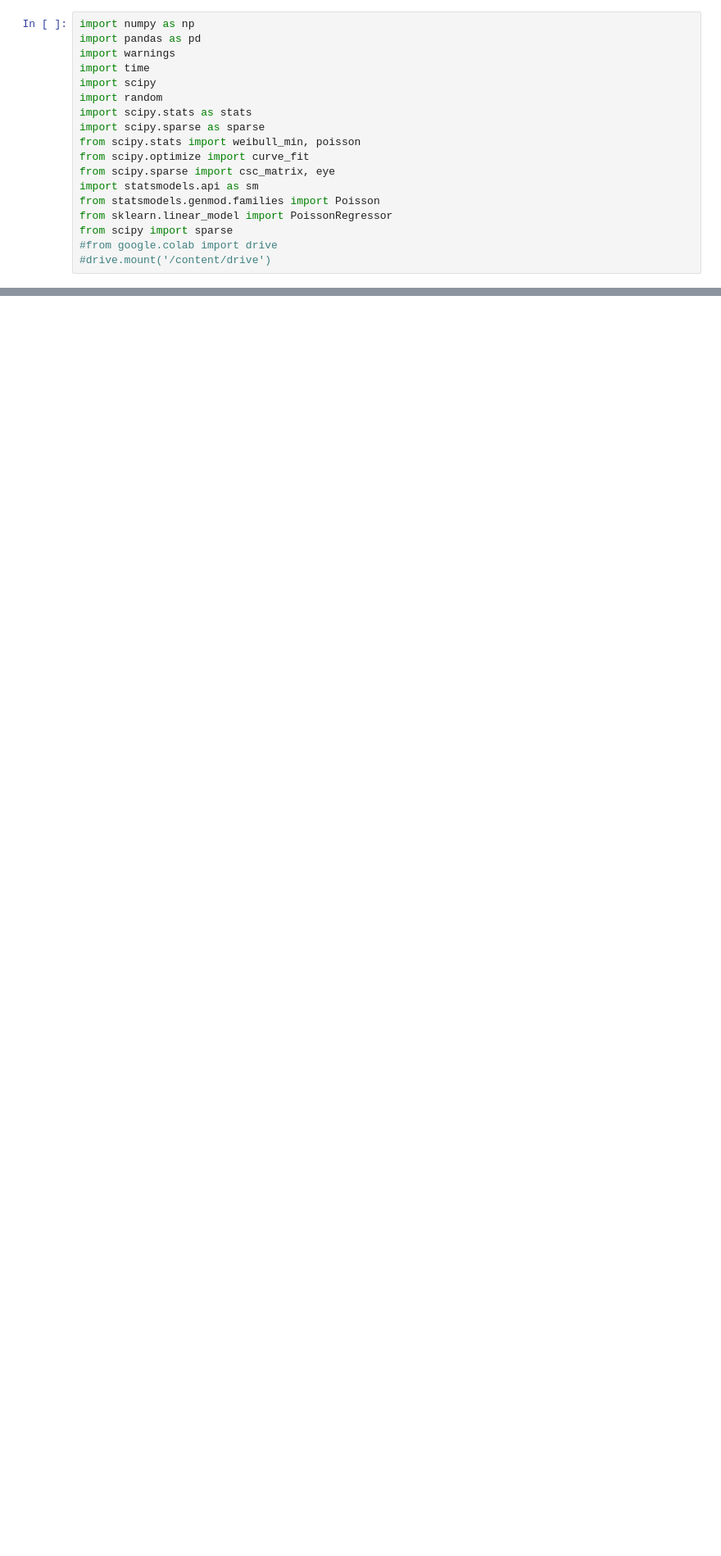
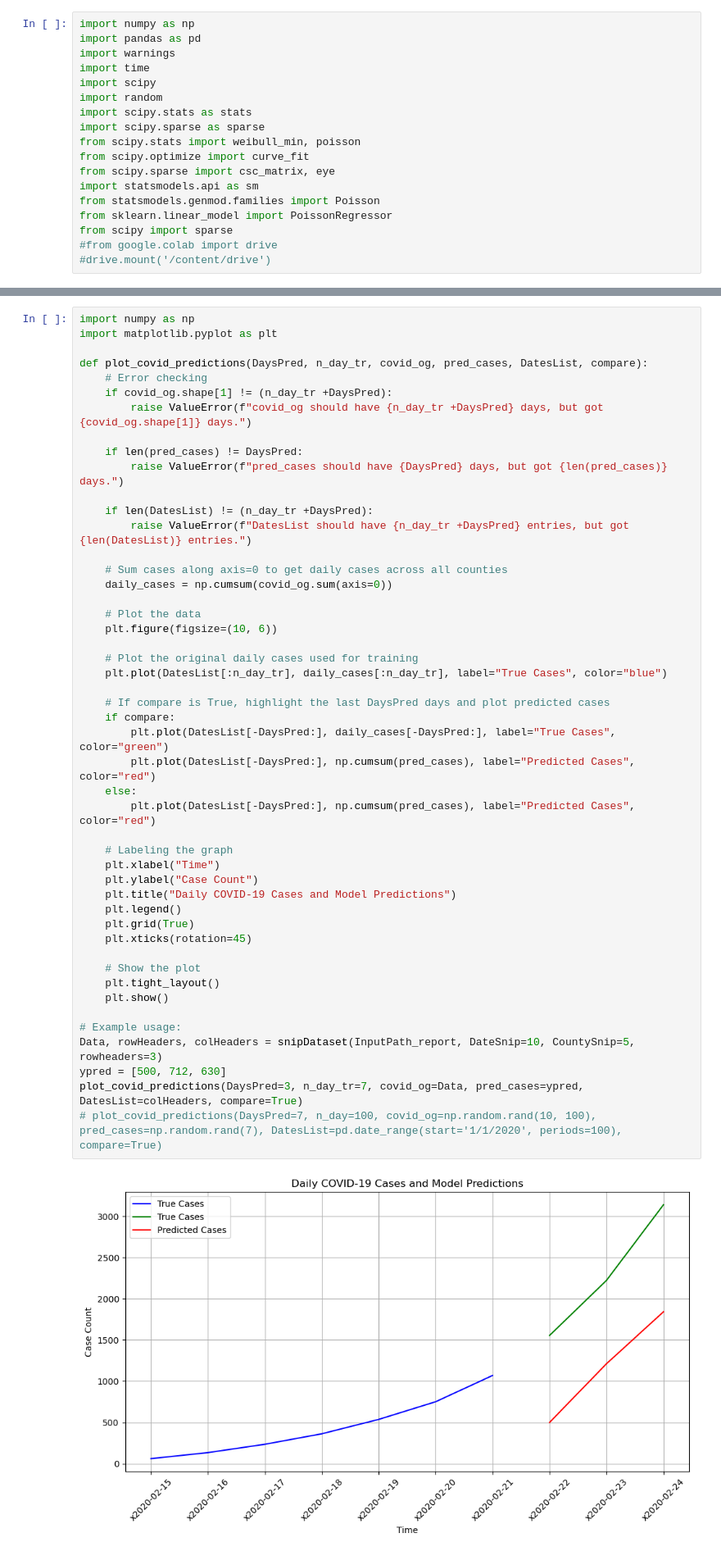
Before and after one commit to diyaNarayanan2/CausalSTPP, a Jupyter notebook: HawkPR.ipynb, the cells around one changed output, grey strips where cells are left out. Shown at 82% size. Cells and saved outputs as stored; diff of their text form; blank space fills up the shorter version.

```diff
--- a/HawkPR.ipynb
+++ b/HawkPR.ipynb
@@ -53,3 +220,53 @@ from scipy import sparse
+# %%
+import numpy as np
+import matplotlib.pyplot as plt
+
+def plot_covid_predictions(DaysPred, n_day_tr, covid_og, pred_cases, DatesList, compare):
+    # Error checking
+    if covid_og.shape[1] != (n_day_tr +DaysPred):
+        raise ValueError(f"covid_og should have {n_day_tr +DaysPred} days, but got {covid_og.shape[1]} days.")
+
+    if len(pred_cases) != DaysPred:
+        raise ValueError(f"pred_cases should have {DaysPred} days, but got {len(pred_cases)} days.")
+
+    if len(DatesList) != (n_day_tr +DaysPred):
+        raise ValueError(f"DatesList should have {n_day_tr +DaysPred} entries, but got {len(DatesList)} entries.")
+
+    # Sum cases along axis=0 to get daily cases across all counties
+    daily_cases = np.cumsum(covid_og.sum(axis=0))
+
+    # Plot the data
+    plt.figure(figsize=(10, 6))
+
+    # Plot the original daily cases used for training
+    plt.plot(DatesList[:n_day_tr], daily_cases[:n_day_tr], label="True Cases", color="blue")
+
+    # If compare is True, highlight the last DaysPred days and plot predicted cases
+    if compare:
+        plt.plot(DatesList[-DaysPred:], daily_cases[-DaysPred:], label="True Cases", color="green")
+        plt.plot(DatesList[-DaysPred:], np.cumsum(pred_cases), label="Predicted Cases", color="red")
+    else:
+        plt.plot(DatesList[-DaysPred:], np.cumsum(pred_cases), label="Predicted Cases", color="red")
+
+    # Labeling the graph
+    plt.xlabel("Time")
+    plt.ylabel("Case Count")
+    plt.title("Daily COVID-19 Cases and Model Predictions")
+    plt.legend()
+    plt.grid(True)
+    plt.xticks(rotation=45)
+
+    # Show the plot
+    plt.tight_layout()
+    plt.show()
+
+# Example usage:
+Data, rowHeaders, colHeaders = snipDataset(InputPath_report, DateSnip=10, CountySnip=5, rowheaders=3)
+ypred = [500, 712, 630]
+plot_covid_predictions(DaysPred=3, n_day_tr=7, covid_og=Data, pred_cases=ypred, DatesList=colHeaders, compare=True)
+# plot_covid_predictions(DaysPred=7, n_day=100, covid_og=np.random.rand(10, 100), pred_cases=np.random.rand(7), DatesList=pd.date_range(start='1/1/2020', periods=100), compare=True)
+# %% [output]
+[figure, added]
 # %% [markdown]
 code uses a weibull distribution to model inter infection times. the parameters are updated within the code according to the expectation maximization algorithm.
 # %%
```
Also changed, not shown: parts of 11 cells of this notebook.
